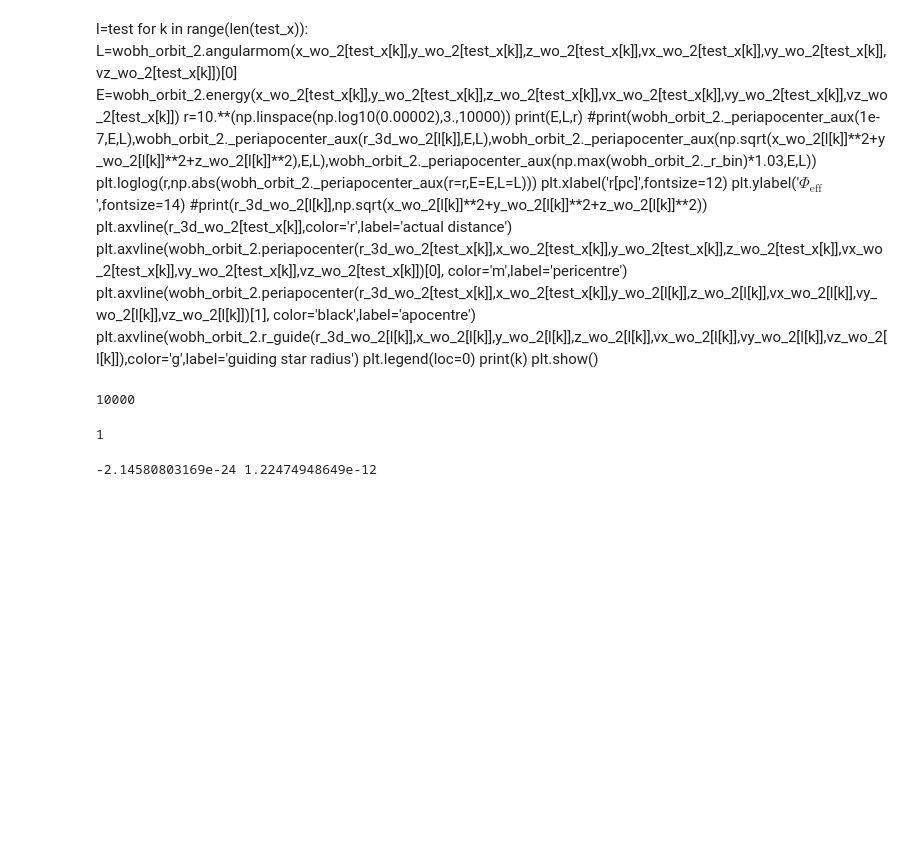
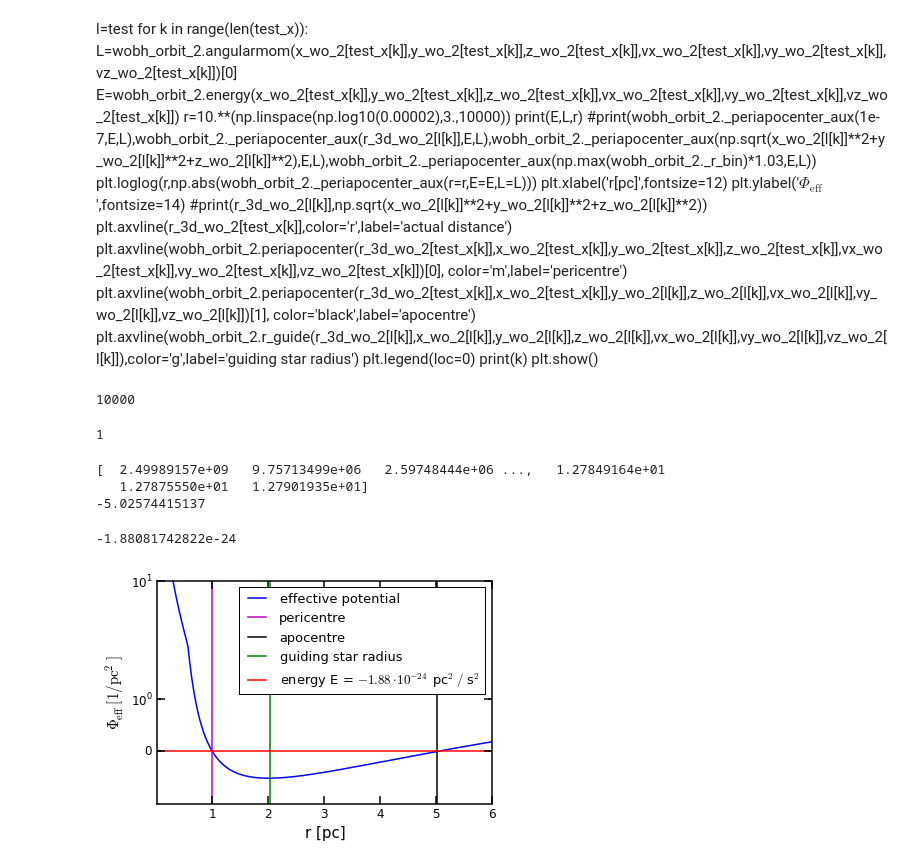
Before and after one commit to sophialilleengen/GC_actions, a Jupyter notebook: effective_potential.ipynb, the cells around one changed output. Saved outputs shown, nothing was run; the diff lists cells and outputs as text; code cells hidden in the pictures; blank space fills up the shorter version.

```diff
--- a/effective_potential.ipynb
+++ b/effective_potential.ipynb
@@ -245,7 +255,44 @@ len(r)
 len(np.abs(bh_orbit_1._periapocenter_aux(r=r,E=E,L=L)))
 # %% [output]
 1
-# %%
-print(E,L)
-# %% [output]
--2.14580803169e-24 1.22474948649e-12
+# %%
+print(bh_orbit_1._periapocenter_aux(r=r,E=E,L=L))
+print(np.min(bh_orbit_1._periapocenter_aux(r=r,E=E,L=L)))
+# %% [output]
+[  2.49989157e+09   9.75713499e+06   2.59748444e+06 ...,   1.27849164e+01
+   1.27875550e+01   1.27901935e+01]
+-5.02574415137
+# %%
+k=462893
+L=bh_orbit_1.angularmom(x_1[k],y_1[k],z_1[k],vx_1[k],vy_1[k],vz_1[k])[0]
+E=bh_orbit_1.energy(x_1[k],y_1[k],z_1[k],vx_1[k],vy_1[k],vz_1[k])
+r=np.logspace(-4,3.,10000)
+fig=plt.figure()
+ax=fig.add_subplot(111)
+ax.plot(r,bh_orbit_1._periapocenter_aux(r=r,E=E,L=L),label='effective potential',linewidth=1.5)
+ax.set_xlim(0.01,6)
+ax.set_ylim(-1e0,1e1)
+ax.set_xlabel('r [pc]',fontsize=15)
+ax.set_ylabel('$\Phi_\mathrm{eff}\ [1/\mathrm{pc}^2]$',fontsize=15)
+ax.set_yscale('symlog')
+#print(l[k],r_3d_1[l[k]],bh_orbit_1.periapocenter(r_3d_1[l[k]],x_1[l[k]],y_1[l[k]],z_1[l[k]],vx_1[l[k]],vy_1[l[k]],vz_1[l[k]])[1])
+#print(E_1[l[k]],J_r_1[l[k]])
+ax.axvline(bh_orbit_1.periapocenter(r_3d_1[k],x_1[k],y_1[k],z_1[k],vx_1[k],vy_1[k],vz_1[k])[0], color='m',label='pericentre',linewidth=1.5)
+ax.axvline(bh_orbit_1.periapocenter(r_3d_1[k],x_1[k],y_1[k],z_1[k],vx_1[k],vy_1[k],vz_1[k])[1], color='black',label='apocentre',linewidth=1.5)
+ax.axvline(bh_orbit_1.r_guide_root(r_3d_1[k],x_1[k],y_1[k],z_1[k],vx_1[k],vy_1[k],vz_1[k]),color='g',label='guiding star radius',linewidth=1.5)
+#ax.axvline(r_3d_1[l[k]],color='r',label='actual distance',linewidth=1.5)
+print(E)
+ax.axhline(E,label='energy E = $-1.88 \cdot 10^{-24}$ pc$^2/$ s$^2$',c='r',linewidth=1.5)
+ax.legend(loc=0,fontsize=13)
+ax.spines['top'].set_linewidth(1.5)
+ax.spines['right'].set_linewidth(1.5)
+ax.spines['bottom'].set_linewidth(1.5)
+ax.spines['left'].set_linewidth(1.5)
+
+ax.tick_params(length=8,width=1.5,labelsize=12)
+ax.tick_params(which='minor',length=4,width=1.5)
+#fig.savefig('../Bachelorarbeit-Entwurf/Plots/pot_eff_theory_part.pdf',format='pdf',bbox_inches='tight')
+#fig.show()
+# %% [output]
+-1.88081742822e-24
+[figure, added]
```
Also changed, not shown: parts of 2 cells of this notebook.
